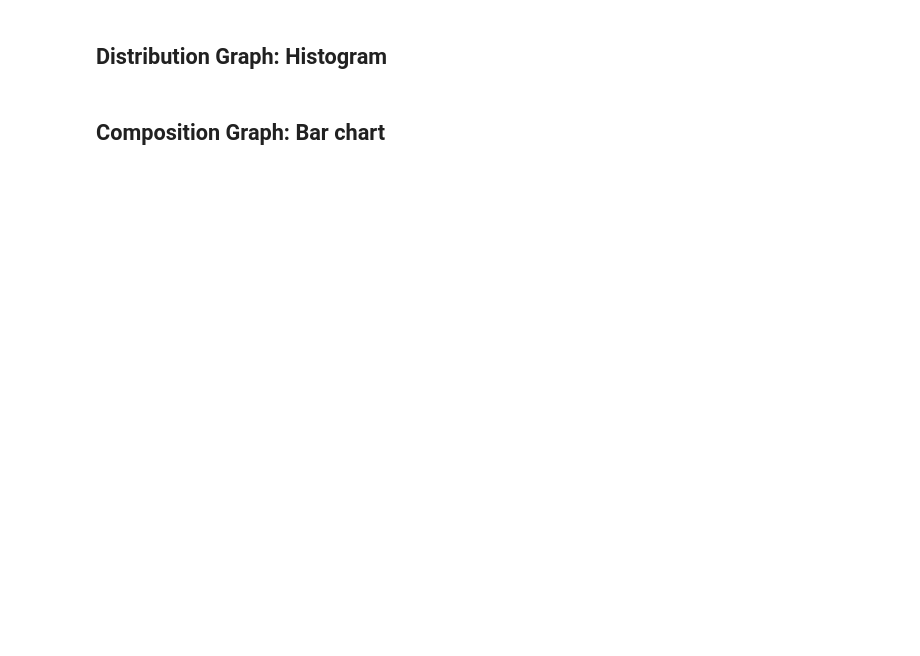
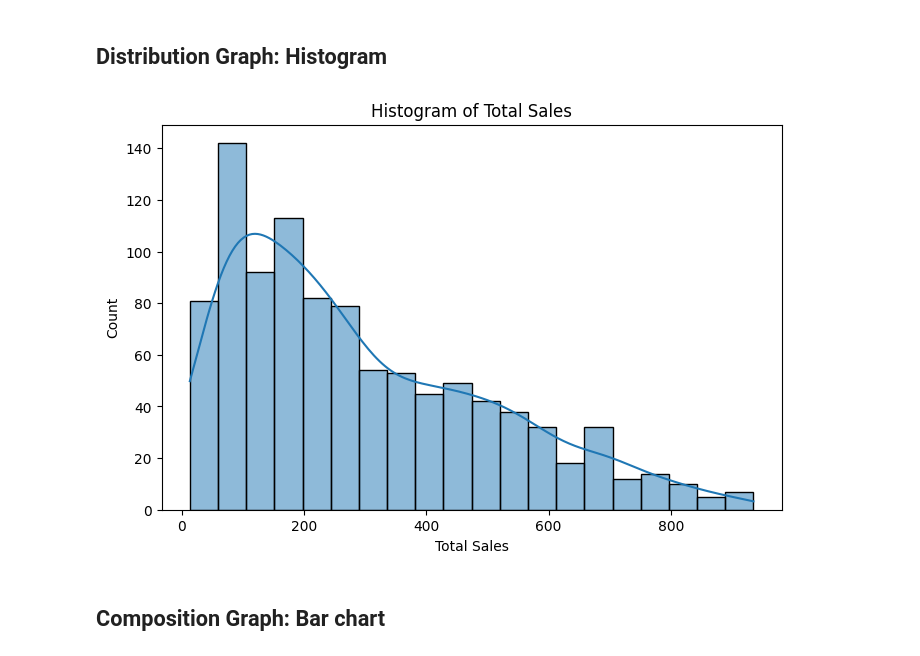
Before and after one commit to ibtissam09/Hands-on-Machine-Learning, a Jupyter notebook: Data Exploration/Python/03_02b.ipynb, the cells around one changed output. Saved outputs shown, nothing was run; the diff lists cells and outputs as text; code cells hidden in the pictures; blank space fills up the shorter version.

```diff
--- a/Data Exploration/Python/03_02b.ipynb
+++ b/Data Exploration/Python/03_02b.ipynb
@@ -23,4 +54,12 @@ Import libraries
 # %% [markdown]
 ## Distribution Graph: Histogram
+# %%
+plt.figure(figsize=(8, 5))
+sns.histplot(supermarket_sales['Total'], bins=20, kde=True)
+plt.title('Histogram of Total Sales')
+plt.xlabel('Total Sales')
+plt.show()
+# %% [output]
+[figure, added]
 # %% [markdown]
 ## Composition Graph: Bar chart
```
Also changed, not shown: parts of 8 cells of this notebook, 10 other files.
